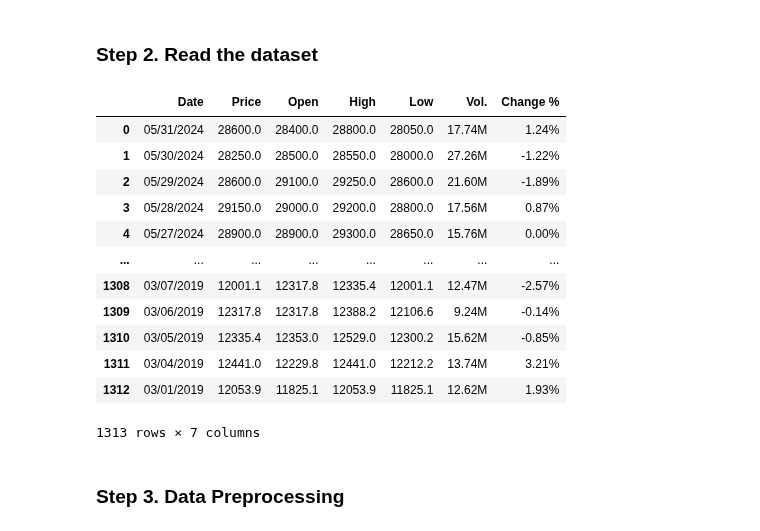
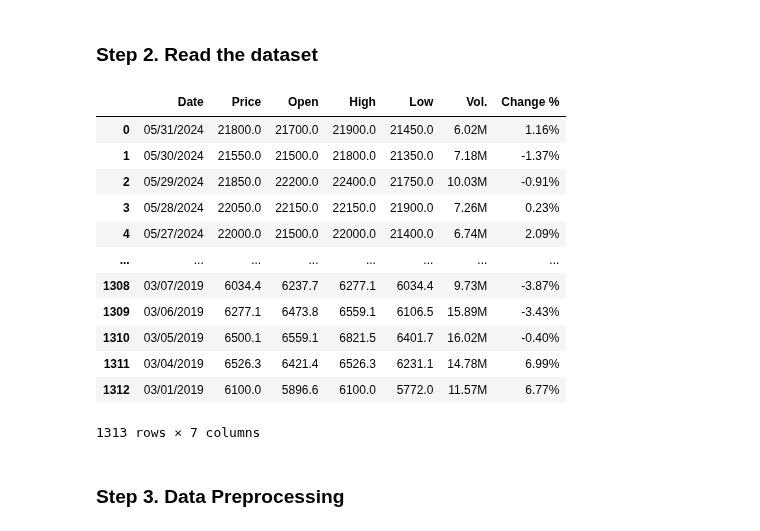
Before and after one commit to xuanquynhle/IS403.O21.HTCL_Team5, a Jupyter notebook: DescribeDataset/HSG_Describe_Dataset.ipynb, the cells around one changed output. Cells and saved outputs as stored; diff of their text form; code cells hidden in the pictures.

```diff
--- a/DescribeDataset/HSG_Describe_Dataset.ipynb
+++ b/DescribeDataset/HSG_Describe_Dataset.ipynb
@@ -16,21 +16,21 @@ from scipy.stats import kurtosis
 # %% [markdown]
 ### Step 2. Read the dataset
 # %%
-df = pd.read_csv('HPG Historical Data.csv',delimiter=",", thousands=',')
+df = pd.read_csv('HSG Historical Data.csv',delimiter=",", thousands=',')
 df
 # %% [output]
 |  | Date | Price | Open | High | Low | Vol. | Change % |
-| 0 | 05/31/2024 | 28600.0 | 28400.0 | 28800.0 | 28050.0 | 17.74M | 1.24% |
-| 1 | 05/30/2024 | 28250.0 | 28500.0 | 28550.0 | 28000.0 | 27.26M | -1.22% |
-| 2 | 05/29/2024 | 28600.0 | 29100.0 | 29250.0 | 28600.0 | 21.60M | -1.89% |
-| 3 | 05/28/2024 | 29150.0 | 29000.0 | 29200.0 | 28800.0 | 17.56M | 0.87% |
-| 4 | 05/27/2024 | 28900.0 | 28900.0 | 29300.0 | 28650.0 | 15.76M | 0.00% |
+| 0 | 05/31/2024 | 21800.0 | 21700.0 | 21900.0 | 21450.0 | 6.02M | 1.16% |
+| 1 | 05/30/2024 | 21550.0 | 21500.0 | 21800.0 | 21350.0 | 7.18M | -1.37% |
+| 2 | 05/29/2024 | 21850.0 | 22200.0 | 22400.0 | 21750.0 | 10.03M | -0.91% |
+| 3 | 05/28/2024 | 22050.0 | 22150.0 | 22150.0 | 21900.0 | 7.26M | 0.23% |
+| 4 | 05/27/2024 | 22000.0 | 21500.0 | 22000.0 | 21400.0 | 6.74M | 2.09% |
 | ... | ... | ... | ... | ... | ... | ... | ... |
-| 1308 | 03/07/2019 | 12001.1 | 12317.8 | 12335.4 | 12001.1 | 12.47M | -2.57% |
-| 1309 | 03/06/2019 | 12317.8 | 12317.8 | 12388.2 | 12106.6 | 9.24M | -0.14% |
-| 1310 | 03/05/2019 | 12335.4 | 12353.0 | 12529.0 | 12300.2 | 15.62M | -0.85% |
-| 1311 | 03/04/2019 | 12441.0 | 12229.8 | 12441.0 | 12212.2 | 13.74M | 3.21% |
-| 1312 | 03/01/2019 | 12053.9 | 11825.1 | 12053.9 | 11825.1 | 12.62M | 1.93% |
+| 1308 | 03/07/2019 | 6034.4 | 6237.7 | 6277.1 | 6034.4 | 9.73M | -3.87% |
+| 1309 | 03/06/2019 | 6277.1 | 6473.8 | 6559.1 | 6106.5 | 15.89M | -3.43% |
+| 1310 | 03/05/2019 | 6500.1 | 6559.1 | 6821.5 | 6401.7 | 16.02M | -0.40% |
+| 1311 | 03/04/2019 | 6526.3 | 6421.4 | 6526.3 | 6231.1 | 14.78M | 6.99% |
+| 1312 | 03/01/2019 | 6100.0 | 5896.6 | 6100.0 | 5772.0 | 11.57M | 6.77% |
 1313 rows × 7 columns
 # %% [markdown]
 ### Step 3. Data Preprocessing
```
Also changed, not shown: parts of 10 cells of this notebook.
